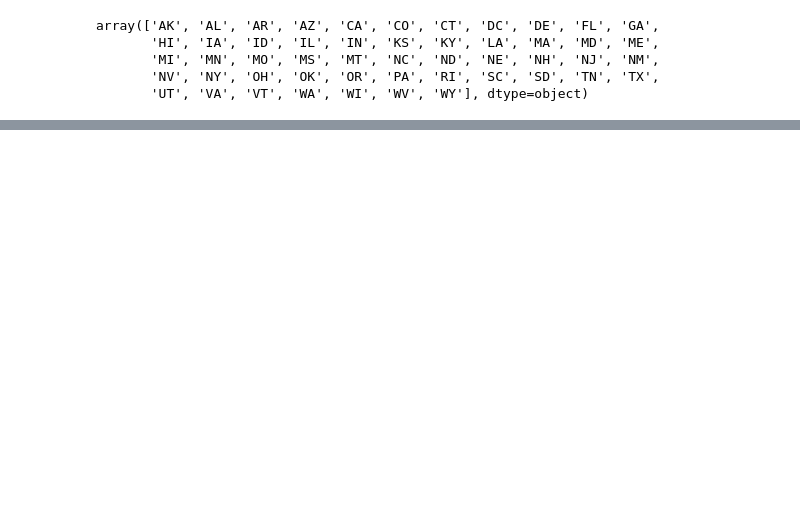
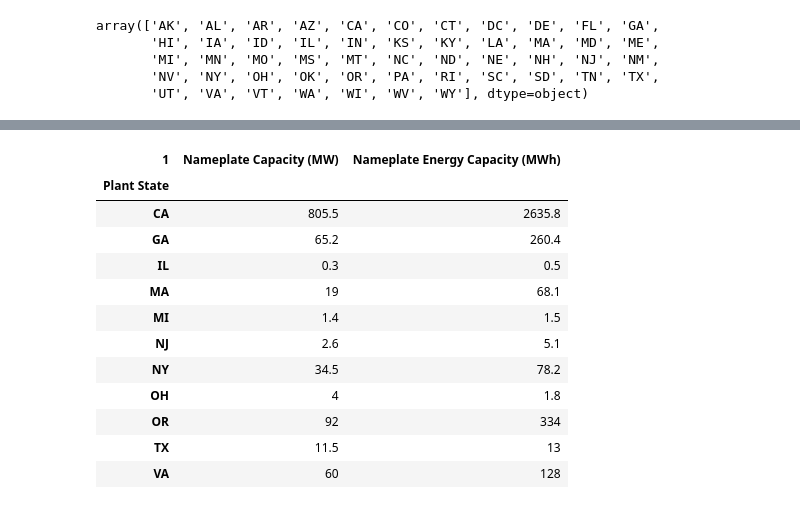
Before and after one commit to mit-shin-group/storage-value, a Jupyter notebook: notebooks/storage_eia860.ipynb, the cells around one changed output, grey strips where cells are left out. Cells and saved outputs as stored; diff of their text form; code cells hidden in the pictures; blank space fills up the shorter version.

```diff
--- a/notebooks/storage_eia860.ipynb
+++ b/notebooks/storage_eia860.ipynb
@@ -197,0 +218,17 @@ deregulated_states = ['CA', 'CT', 'DE', 'GA', 'IL', 'ME', 'MD', 'MA', 'MI', 'NH'
+# %%
+my_cols = ['Nameplate Capacity (MW)', 'Nameplate Energy Capacity (MWh)']
+df[(df["Technology"] == "Batteries") & (df["Sector"] == "Electric Utility") & (df["Plant State"].isin(deregulated_states)) & (df["Status"] == "(OP) Operating")].groupby('Plant State')[my_cols].sum()
+# %% [output]
+| 1 | Nameplate Capacity (MW) | Nameplate Energy Capacity (MWh) |
+| Plant State |  |  |
+| CA | 805.5 | 2635.8 |
+| GA | 65.2 | 260.4 |
+| IL | 0.3 | 0.5 |
+| MA | 19 | 68.1 |
+| MI | 1.4 | 1.5 |
+| NJ | 2.6 | 5.1 |
+| NY | 34.5 | 78.2 |
+| OH | 4 | 1.8 |
+| OR | 92 | 334 |
+| TX | 11.5 | 13 |
+| VA | 60 | 128 |
```
Also changed, not shown: parts of 9 cells of this notebook, 39 other files.
